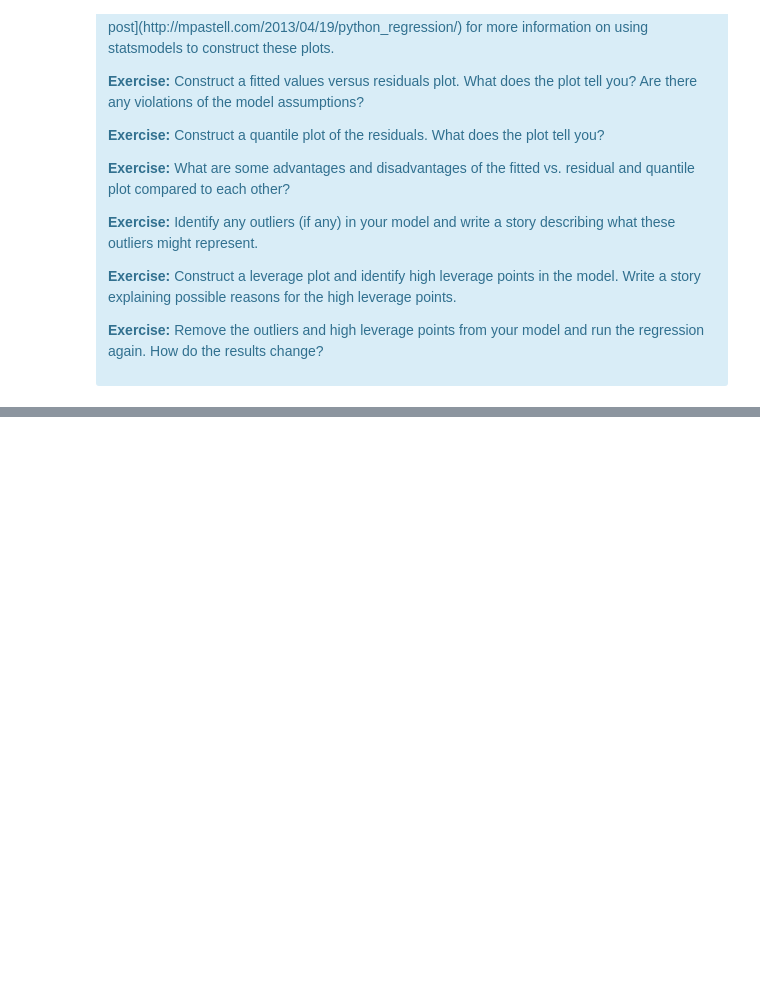
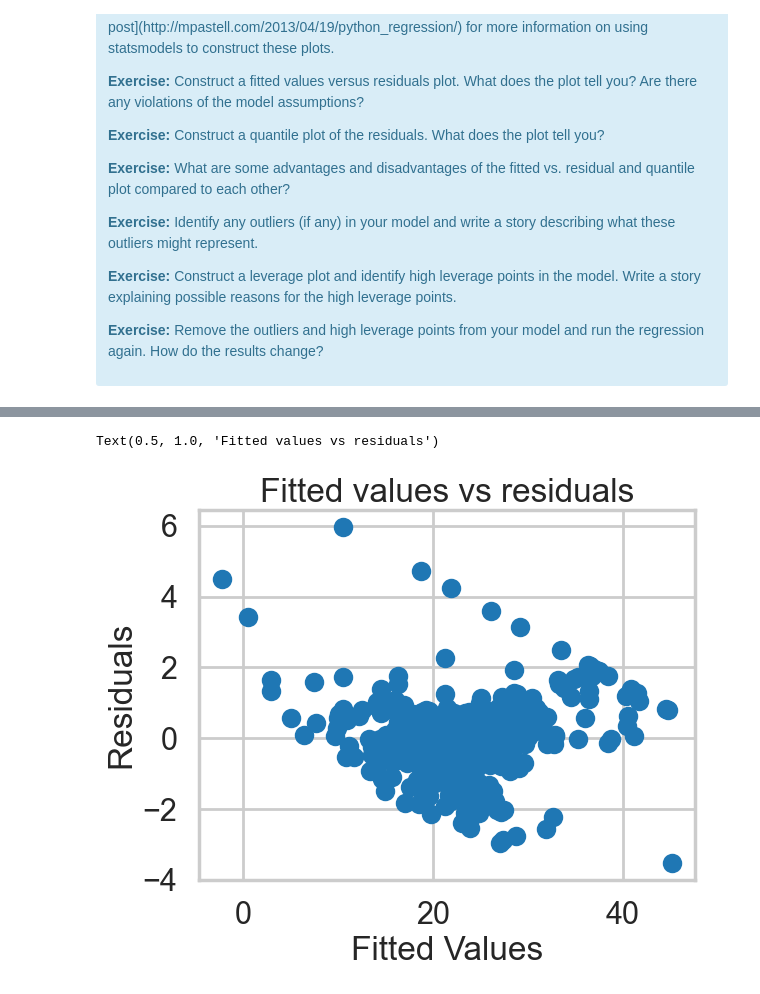
Before and after one commit to jeffreyding18/mec-mini-projects, a Jupyter notebook: mec-11.4.1-linear-regression-mini-project/Mini_Project_Linear_Regression.ipynb, the cells around one changed output, grey strips where cells are left out. Cells and saved outputs as stored; diff of their text form; code cells hidden in the pictures; blank space fills up the shorter version.

```diff
--- a/mec-11.4.1-linear-regression-mini-project/Mini_Project_Linear_Regression.ipynb
+++ b/mec-11.4.1-linear-regression-mini-project/Mini_Project_Linear_Regression.ipynb
@@ -849,0 +856,11 @@ There are some other issues that are important investigate with linear regressio
+# %%
+fig = plt.figure()
+plt.scatter(fitted_vals, fitted.resid_pearson)
+plt.xlabel("Fitted Values")
+plt.ylabel("Residuals")
+plt.title("Fitted values vs residuals")
+
+# no clear linear patterns, therefore no violations
+# %% [output]
+Text(0.5, 1.0, 'Fitted values vs residuals')
+[figure, added]
```
Also changed, not shown: parts of 15 cells of this notebook.
